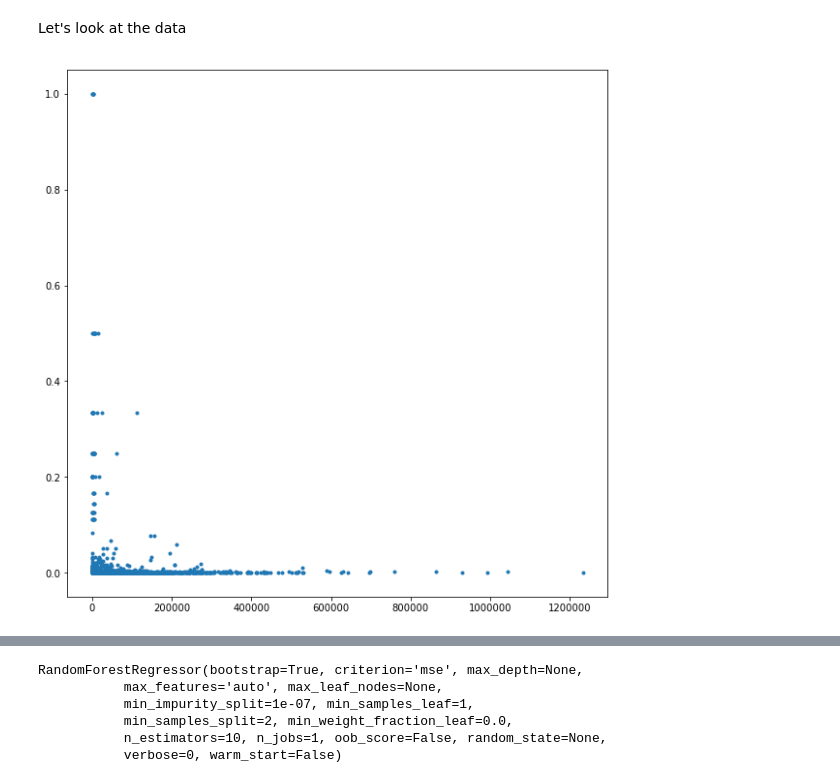
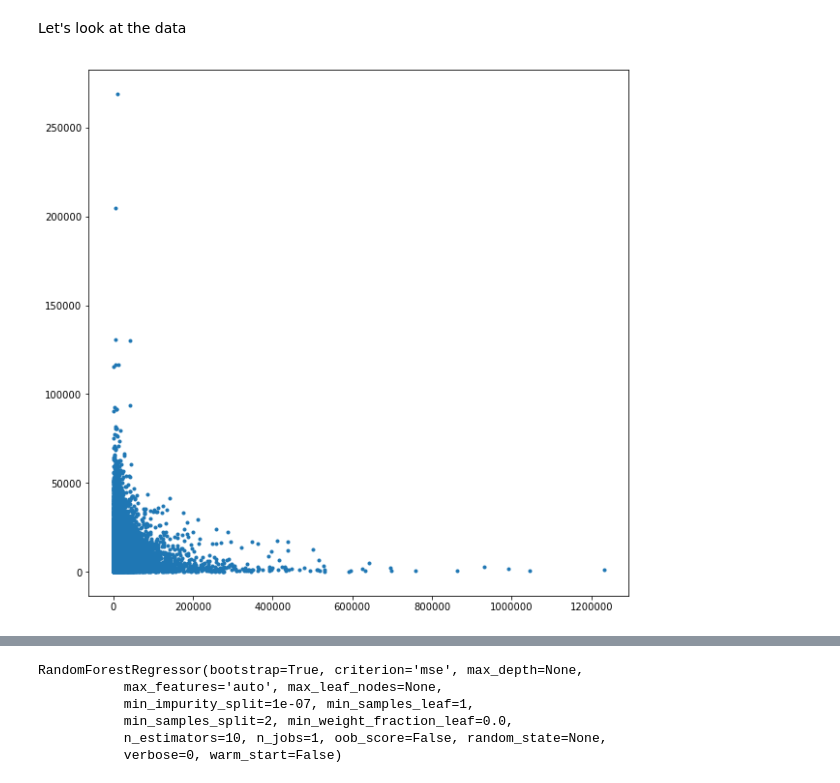
Before and after one commit to mptcloud/hackon_data, a Jupyter notebook: data_exploration.ipynb, the cells around one changed output, grey strips where cells are left out. Drawn from its saved outputs; the diff is of its cells as text; code cells hidden in the pictures.

```diff
--- a/data_exploration.ipynb
+++ b/data_exploration.ipynb
@@ -167,7 +167,7 @@ review_time2[['hotness','salesRank','day_last_review','nb_reviews']].corr()
 Let's look at the data
 # %%
 plt.figure(figsize=(10,10))
-plt.plot(review_time2['hotness'], 1/(review_time2['salesRank']), '.')
+plt.plot(review_time2['hotness'], (review_time2['salesRank']), '.')
 plt.show()
 # %% [output]
-[figure, old version]
+[figure, new version]
```
Also changed, not shown: parts of 5 cells of this notebook.
